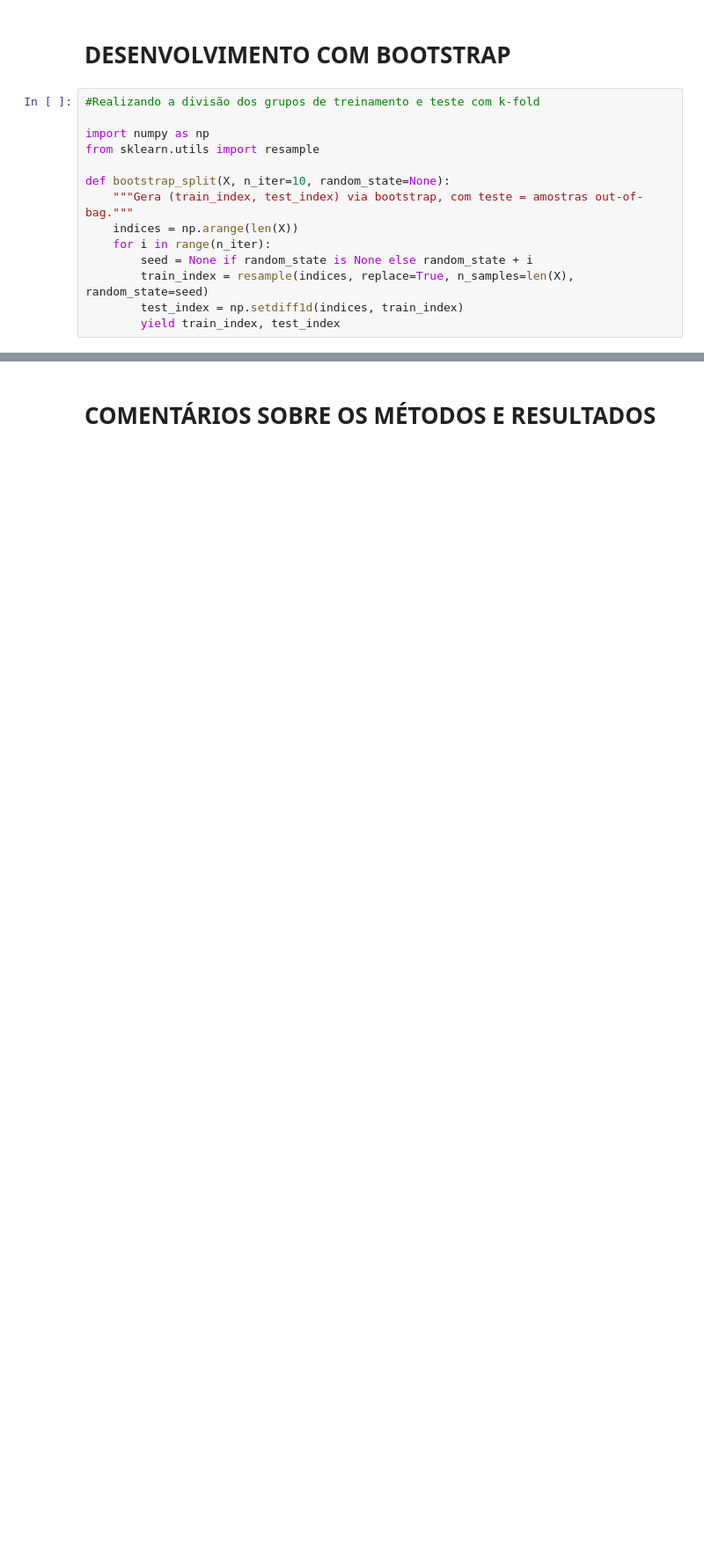
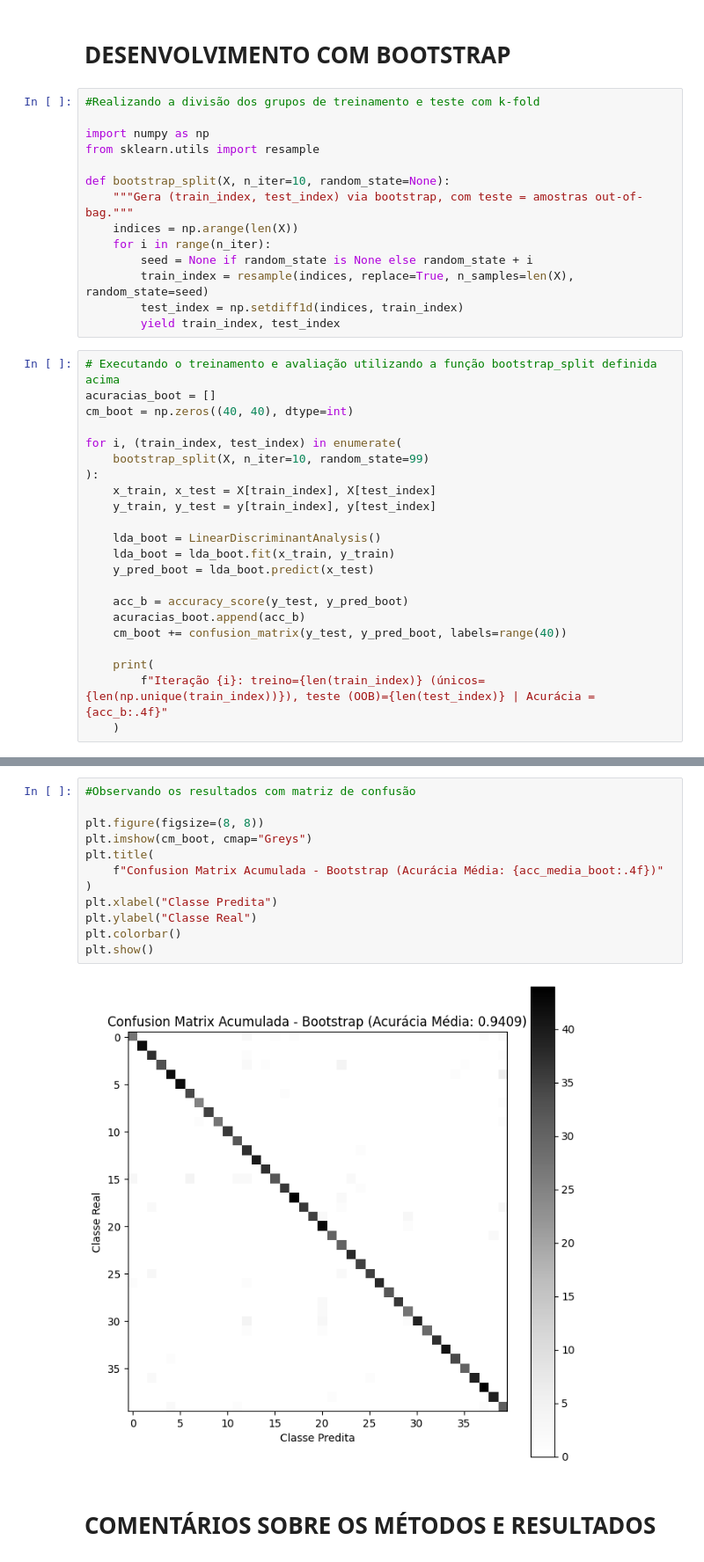
Before and after one commit to ProjetosNicolasGarcia/sistemas_inteligentes_ufabc, a Jupyter notebook: EC_2.ipynb, the cells around one changed output, grey strips where cells are left out. Shown at 88% size. Cells and saved outputs as stored; diff of their text form; blank space fills up the shorter version.

```diff
--- a/EC_2.ipynb
+++ b/EC_2.ipynb
@@ -94,3 +192,25 @@ def bootstrap_split(X, n_iter=10, random_state=None):
         train_index = resample(indices, replace=True, n_samples=len(X), random_state=seed)
         test_index = np.setdiff1d(indices, train_index)
         yield train_index, test_index
+# %%
+# Executando o treinamento e avaliação utilizando a função bootstrap_split definida acima
+acuracias_boot = []
+cm_boot = np.zeros((40, 40), dtype=int)
+
+for i, (train_index, test_index) in enumerate(
+    bootstrap_split(X, n_iter=10, random_state=99)
+):
+    x_train, x_test = X[train_index], X[test_index]
+    y_train, y_test = y[train_index], y[test_index]
+
+    lda_boot = LinearDiscriminantAnalysis()
+    lda_boot = lda_boot.fit(x_train, y_train)
+    y_pred_boot = lda_boot.predict(x_test)
+
+    acc_b = accuracy_score(y_test, y_pred_boot)
+    acuracias_boot.append(acc_b)
+    cm_boot += confusion_matrix(y_test, y_pred_boot, labels=range(40))
+
+    print(
+        f"Iteração {i}: treino={len(train_index)} (únicos={len(np.unique(train_index))}), teste (OOB)={len(test_index)} | Acurácia = {acc_b:.4f}"
+    )
@@ -97,2 +239,16 @@ def bootstrap_split(X, n_iter=10, random_state=None):
+# %%
+#Observando os resultados com matriz de confusão
+
+plt.figure(figsize=(8, 8))
+plt.imshow(cm_boot, cmap="Greys")
+plt.title(
+    f"Confusion Matrix Acumulada - Bootstrap (Acurácia Média: {acc_media_boot:.4f})"
+)
+plt.xlabel("Classe Predita")
+plt.ylabel("Classe Real")
+plt.colorbar()
+plt.show()
+# %% [output]
+[figure, added]
 # %% [markdown]
 # **COMENTÁRIOS SOBRE OS MÉTODOS E RESULTADOS**
```
Also changed, not shown: parts of 12 cells of this notebook.
